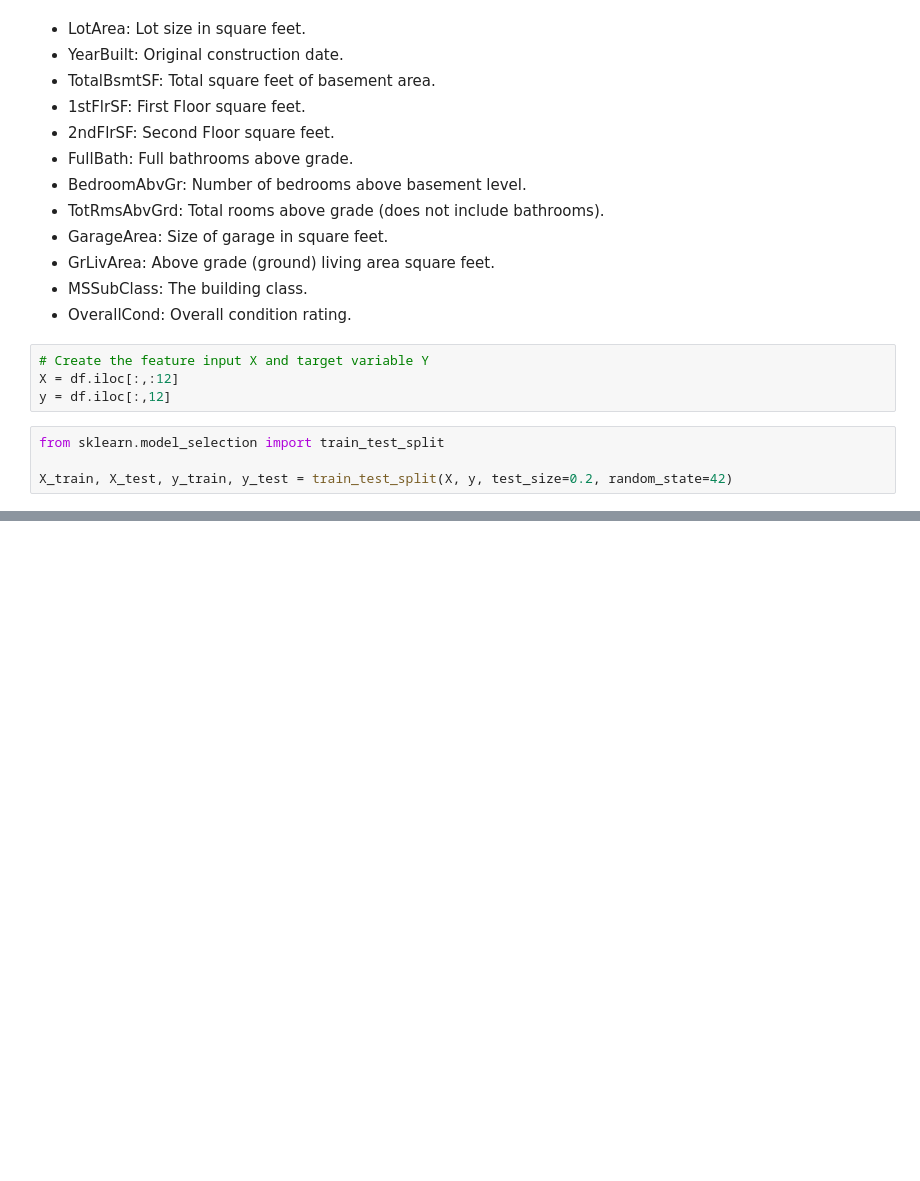
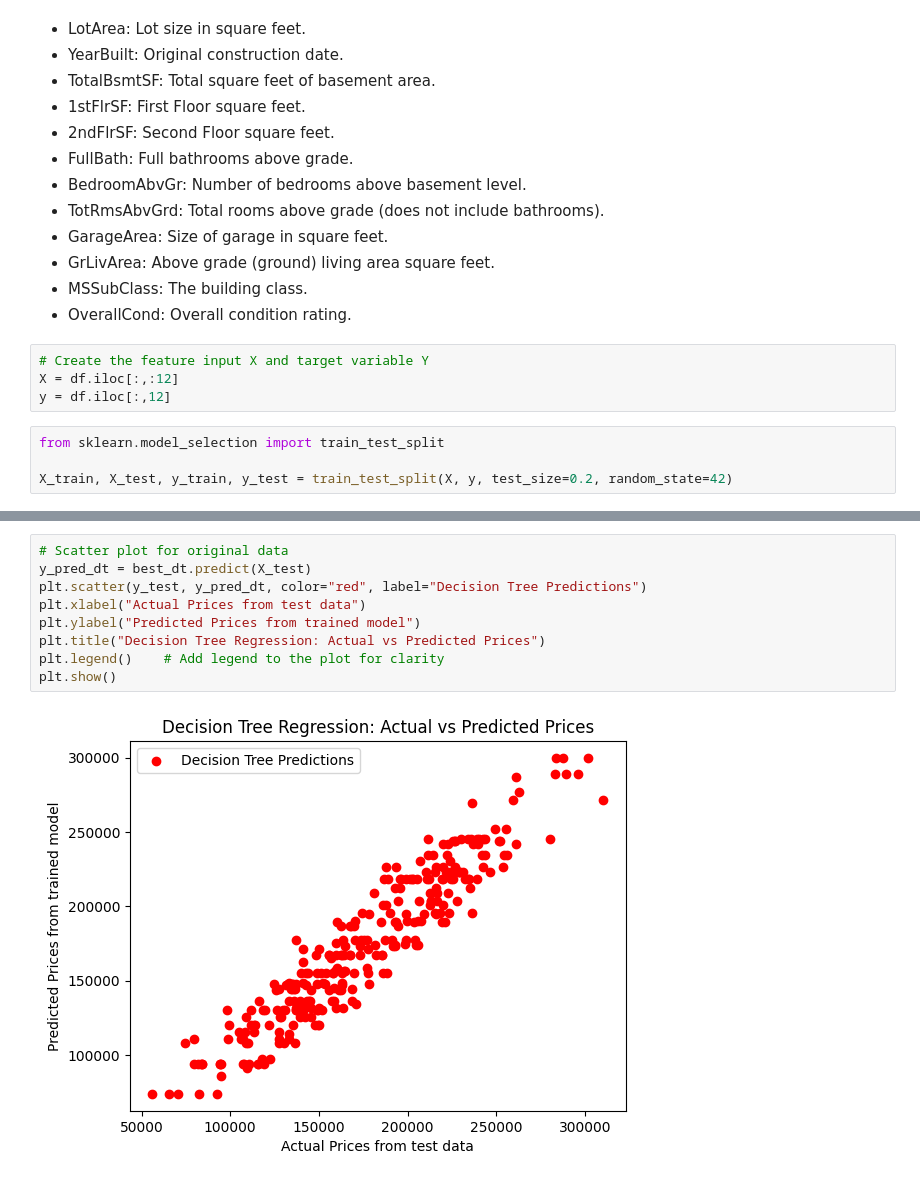
Before and after one commit to dhgcat010397/learning_AI, a Jupyter notebook: Optimize_Hyperparameters/Randomized_Search_CV/demo.regression.ipynb, the cells around one changed output, grey strips where cells are left out. Cells and saved outputs as stored; diff of their text form; blank space fills up the shorter version.

```diff
--- a/Optimize_Hyperparameters/Randomized_Search_CV/demo.regression.ipynb
+++ b/Optimize_Hyperparameters/Randomized_Search_CV/demo.regression.ipynb
@@ -147,0 +159,11 @@ Decision Tree Test Set Accuracy: 0.8878444759350911
+# %%
+# Scatter plot for original data
+y_pred_dt = best_dt.predict(X_test)
+plt.scatter(y_test, y_pred_dt, color="red", label="Decision Tree Predictions")
+plt.xlabel("Actual Prices from test data")
+plt.ylabel("Predicted Prices from trained model")
+plt.title("Decision Tree Regression: Actual vs Predicted Prices")
+plt.legend()    # Add legend to the plot for clarity
+plt.show()
+# %% [output]
+[figure, added]
```
Also changed, not shown: parts of 6 cells of this notebook.
